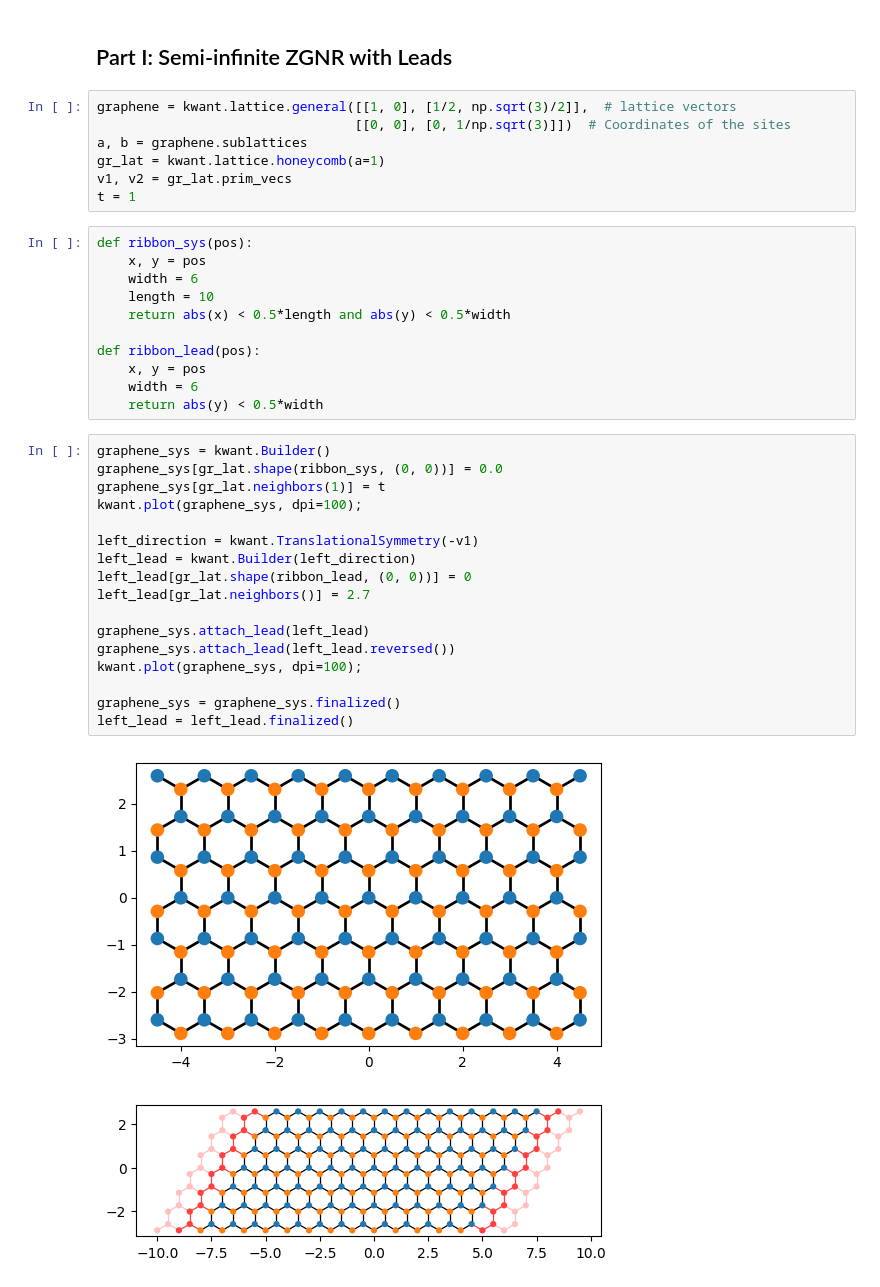
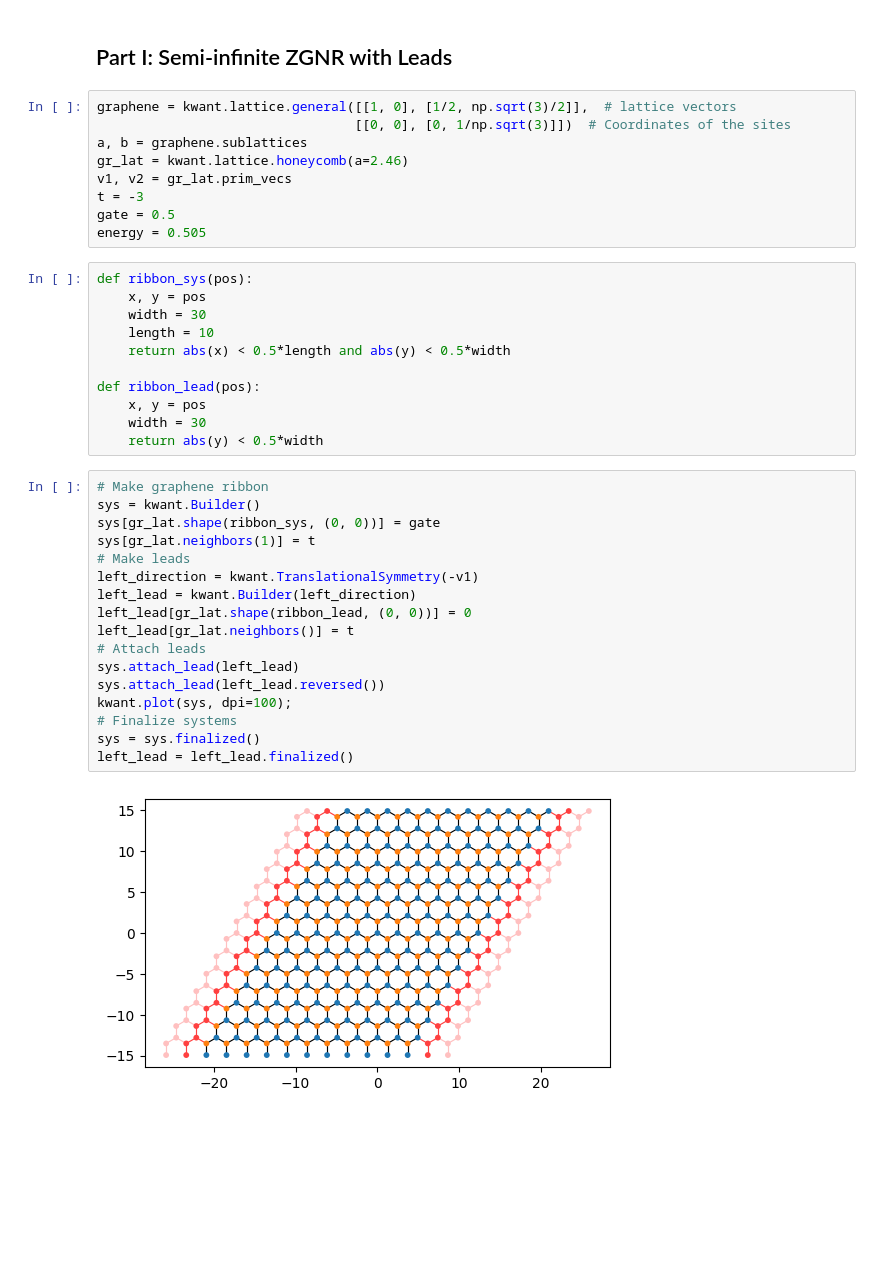
Before and after one commit to AndrewCrossman/PHYS824, a Jupyter notebook: Phys824_Final.ipynb, the cells around one changed output. Cells and saved outputs as stored; diff of their text form; blank space fills up the shorter version.

```diff
--- a/Phys824_Final.ipynb
+++ b/Phys824_Final.ipynb
@@ -46,37 +46,38 @@ from google.colab import files
 graphene = kwant.lattice.general([[1, 0], [1/2, np.sqrt(3)/2]],  # lattice vectors
                                  [[0, 0], [0, 1/np.sqrt(3)]])  # Coordinates of the sites
 a, b = graphene.sublattices
-gr_lat = kwant.lattice.honeycomb(a=1)
+gr_lat = kwant.lattice.honeycomb(a=2.46)
 v1, v2 = gr_lat.prim_vecs
-t = 1
+t = -3
+gate = 0.5
+energy = 0.505
 # %%
 def ribbon_sys(pos):
     x, y = pos
-    width = 6
+    width = 30
     length = 10
     return abs(x) < 0.5*length and abs(y) < 0.5*width
 
 def ribbon_lead(pos):
     x, y = pos
-    width = 6
+    width = 30
     return abs(y) < 0.5*width
 # %%
-graphene_sys = kwant.Builder()
-graphene_sys[gr_lat.shape(ribbon_sys, (0, 0))] = 0.0
-graphene_sys[gr_lat.neighbors(1)] = t
-kwant.plot(graphene_sys, dpi=100);
-
+# Make graphene ribbon
+sys = kwant.Builder()
+sys[gr_lat.shape(ribbon_sys, (0, 0))] = gate
+sys[gr_lat.neighbors(1)] = t
+# Make leads
 left_direction = kwant.TranslationalSymmetry(-v1)
 left_lead = kwant.Builder(left_direction)
 left_lead[gr_lat.shape(ribbon_lead, (0, 0))] = 0
-left_lead[gr_lat.neighbors()] = 2.7
-
-graphene_sys.attach_lead(left_lead)
-graphene_sys.attach_lead(left_lead.reversed())
-kwant.plot(graphene_sys, dpi=100);
-
-graphene_sys = graphene_sys.finalized()
+left_lead[gr_lat.neighbors()] = t
+# Attach leads
+sys.attach_lead(left_lead)
+sys.attach_lead(left_lead.reversed())
+kwant.plot(sys, dpi=100);
+# Finalize systems
+sys = sys.finalized()
 left_lead = left_lead.finalized()
 # %% [output]
-[figure, old version]
+[figure, new version]
-[figure, removed]
```
Also changed, not shown: parts of 5 cells of this notebook.
